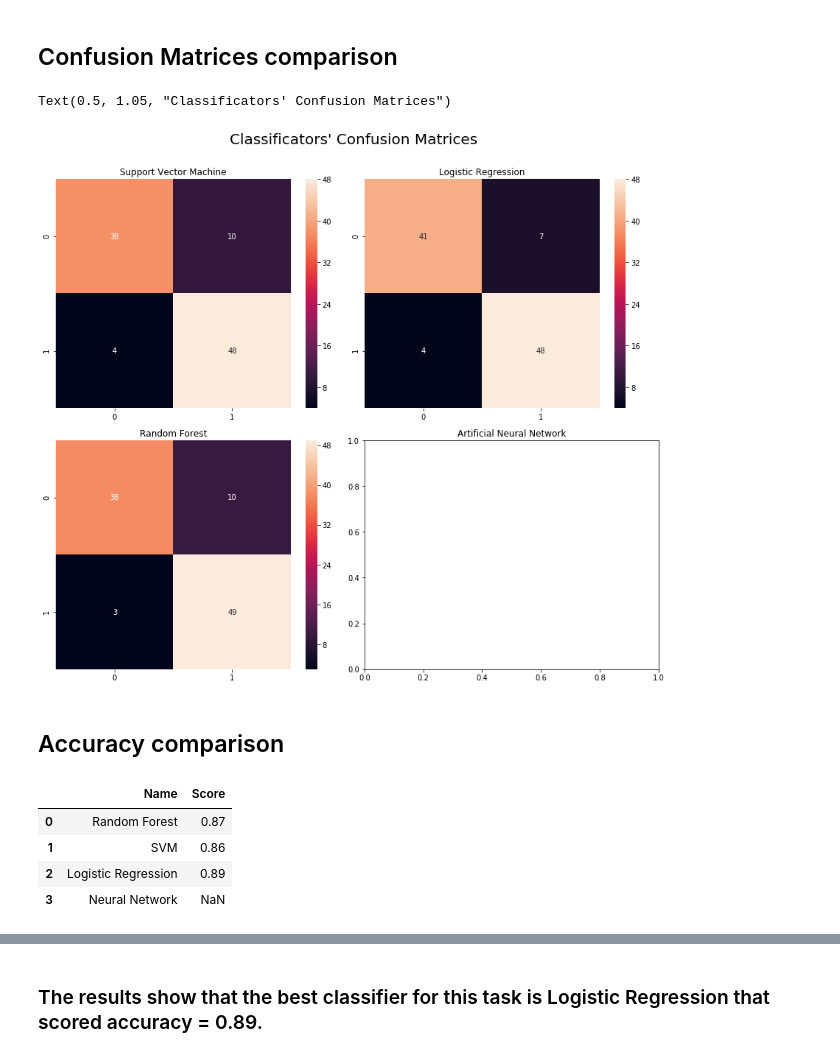
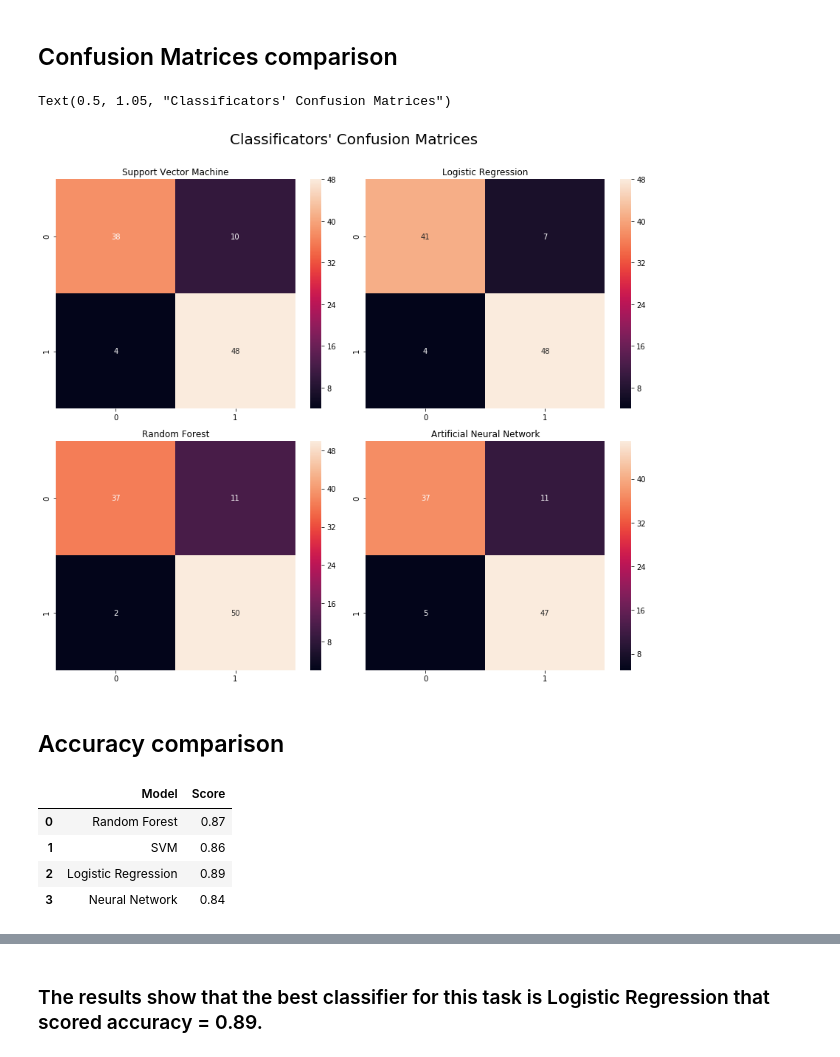
Before and after one commit to hitiminid/heart-disease-dataset, a Jupyter notebook: Heart Disease.ipynb, the cells around one changed output, grey strips where cells are left out. Saved outputs shown, nothing was run; the diff lists cells and outputs as text; code cells hidden in the pictures.

Commit message:
Add ANN, progress in data analysis (new visualisations)

```diff
--- a/Heart Disease.ipynb
+++ b/Heart Disease.ipynb
@@ -286,11 +304,11 @@ svm_accuracy, cm_svm = measure_classifier_accuracy(SVM, X_test, y_test)
 # %%
 parameters = {
     'n_estimators': [10, 100, 300, 500],
-    'max_depth': [None, 20] + list(np.arange(2,5)),
+    'max_depth': [None, 20] + list(np.arange(2, 10)),
     'max_features': ['auto', 0.5, None]
 }
 
-grid_random_forest = GridSearchCV(RandomForestClassifier(), parameters, cv=10, n_jobs=-1)
+grid_random_forest = GridSearchCV(RandomForestClassifier(), parameters, cv=10, n_jobs=-1, iid=True)
 grid_random_forest.fit(X_train, y_train)
 
 random_forest = grid_random_forest.best_estimator_
@@ -300,11 +315,0 @@ random_forest_accuracy, cm_random_forest = measure_classifier_accuracy(random_fo
-# %%
-def create_model():
-    model = Sequential()
-    model.add(Dense())
-    model.add(Dense())
-    model.add(Dense())
-    model.add(Dense())
-
-    return model
-
-neural_net = KerasClassifier(build_fn=create_model, epochs=500, batch_size=32)
@@ -312,0 +327,22 @@ SyntaxError: unexpected EOF while parsing (<ipython-input-1-a053eae793f6>, line
+# %%
+def create_model(no_of_input_nodes=21, no_of_hidden_layers=1, activation_function='relu', optimizer='adam'):
+    model = Sequential()
+    model.add(Dense(no_of_input_nodes, activation=activation_function))
+    for i in range(1, no_of_hidden_layers+1):
+        model.add(Dense(no_of_input_nodes // (2*i), activation=activation_function))
+    model.add(Dense(1, activation='sigmoid'))
+    model.compile(loss='binary_crossentropy', optimizer=optimizer, metrics=['accuracy'])
+    return model
+
+parameters = {
+    'epochs': [300, 500],
+    'batch_size': [32, 64],
+    'optimizer': ['Adam', 'SGD'],
+    'no_of_hidden_layers': [1, 2, 3]
+}
+
+neural_net = KerasClassifier(build_fn=create_model)
+grid_neural_network = GridSearchCV(neural_net, parameters, cv=10, n_jobs=-1, iid=True, verbose=0)
+grid_neural_network.fit(X_train, y_train)
+
+keras_classifier = grid_neural_network.best_estimator_
@@ -313,3 +382,5 @@ SyntaxError: unexpected EOF while parsing (<ipython-input-1-a053eae793f6>, line
+# %%
+neural_network_accuracy, cm_neural_network = measure_classifier_accuracy(keras_classifier, X_test, y_test)
 # %% [markdown]
 # Model efficiency comparison
 # %% [markdown]
@@ -317,23 +388,23 @@ SyntaxError: unexpected EOF while parsing (<ipython-input-1-a053eae793f6>, line
 # %%
 fig, ax = plt.subplots(2, 2, figsize=(12,10))
 
 sns.heatmap(cm_svm, annot=True, ax=ax[0][0])
 ax[0][0].set_title('Support Vector Machine')
 
 sns.heatmap(cm_logistic_regression, annot=True, ax=ax[0][1])
 ax[0][1].set_title('Logistic Regression')
 
 sns.heatmap(cm_random_forest, annot=True, ax=ax[1][0])
 ax[1][0].set_title('Random Forest')
 
-# sns.heatmap(cm_svm, annot=True, ax=ax[1][1])
+sns.heatmap(cm_neural_network, annot=True, ax=ax[1][1])
 ax[1][1].set_title('Artificial Neural Network')
 
 fig.tight_layout()
 fig.suptitle('Classificators\' Confusion Matrices', position=(.5,1.05), fontsize=20)
 # %% [output]
 Text(0.5, 1.05, "Classificators' Confusion Matrices")
-[figure, old version]
+[figure, new version]
 # %% [markdown]
 ## Accuracy comparison
 # %%
@@ -341,14 +412,15 @@ results = [
     ['Random Forest', random_forest_accuracy],
     ['SVM', svm_accuracy],
     ['Logistic Regression', logistic_regression_accuracy],
-    ['Neural Network', None]
+    ['Neural Network', neural_network_accuracy]
 ]
-results = pd.DataFrame(data=results, columns=['Name', 'Score'])
+
+results = pd.DataFrame(data=results, columns=['Model', 'Score'])
 results
 # %% [output]
-|  | Name | Score |
+|  | Model | Score |
 | 0 | Random Forest | 0.87 |
 | 1 | SVM | 0.86 |
 | 2 | Logistic Regression | 0.89 |
-| 3 | Neural Network | NaN |
+| 3 | Neural Network | 0.84 |
 # %%
```
Also changed, not shown: parts of 27 cells of this notebook.
